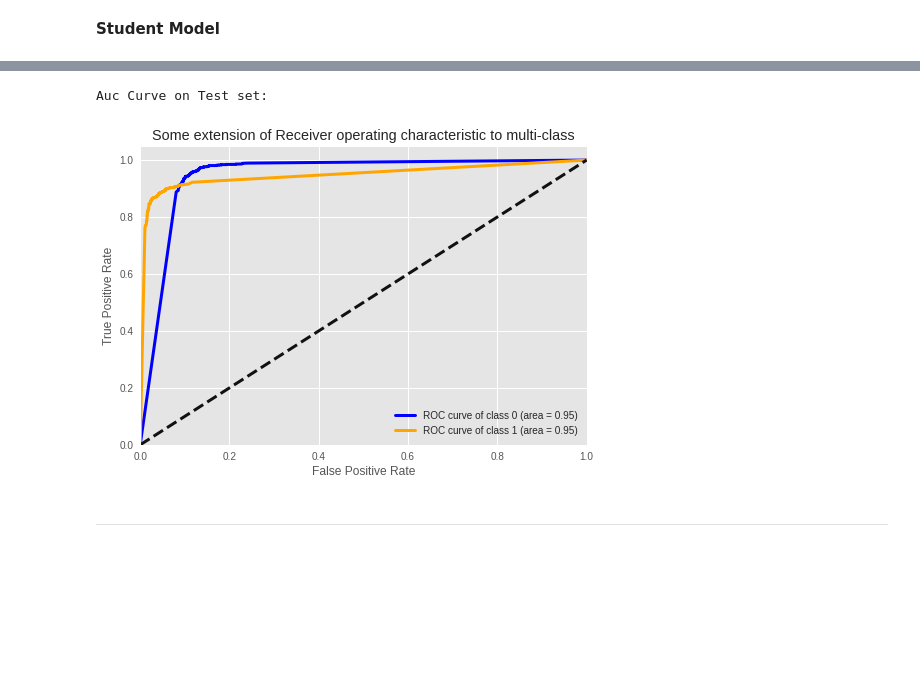
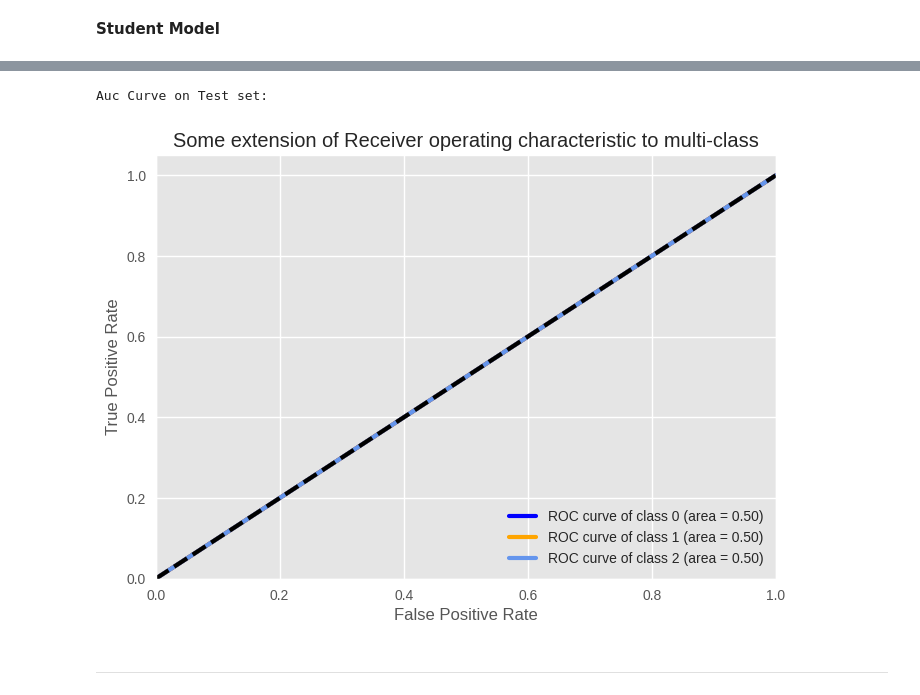
Before and after one commit to mshitie/KD-lesions, a Jupyter notebook: batch_training/Teacher&Student_Batch_96.ipynb, the cells around one changed output, grey strips where cells are left out. Drawn from its saved outputs; the diff is of its cells as text; code cells hidden in the pictures; blank space fills up the shorter version.

```diff
--- a/batch_training/Teacher&Student_Batch_96.ipynb
+++ b/batch_training/Teacher&Student_Batch_96.ipynb
@@ -242,7 +276,7 @@ checkpoint = ModelCheckpoint(filepath, monitor='val_acc', verbose=1, save_best_o
 # Configuration
 import time
 epochs = 10
-batch_size = 96
+batch_size = 64
 
 # Calculate the starting time
 start_time = time.time()
@@ -431,11 +494,11 @@ tpr = dict()
 roc_auc = dict()
 
 for i in range(num_of_classes):
-    fpr[i], tpr[i], _ = roc_curve(Y_test[:, i], y_pred[:, i])
+    fpr[i], tpr[i], _ = roc_curve(y_test[:, i], y_pred[:, i])
     roc_auc[i] = auc(fpr[i], tpr[i])
 
 # Compute micro-average ROC curve and ROC area
-fpr["micro"], tpr["micro"], _ = roc_curve(Y_test.ravel(), y_pred.ravel())
+fpr["micro"], tpr["micro"], _ = roc_curve(y_test.ravel(), y_pred.ravel())
 roc_auc["micro"] = auc(fpr["micro"], tpr["micro"])
 
 
@@ -615,7 +683,7 @@ customstudent.compile(
 # %%
 # Train the student model
 epochs = 20
-batch_size = 96
+batch_size = 64
 customstudent_student_his = customstudent.fit(x_train, Y_train_new,
           batch_size=batch_size,
           epochs=epochs,
@@ -683,7 +765,7 @@ import timeit
 
 start = timeit.default_timer()
 #Your statements here
-y_pred_student = customstudent.predict(X_test)
+y_pred_student = customstudent.predict(x_test)
 print(f'My predicted Y_test values are:\n' ,y_pred_student)
 
 stop = timeit.default_timer()
@@ -788,35 +878,35 @@ tpr = dict()
 roc_auc = dict()
 
 for i in range(num_of_classes):
-    fpr[i], tpr[i], _ = roc_curve(Y_test[:, i], y_pred_student[:, i])
+    fpr[i], tpr[i], _ = roc_curve(y_test[:, i], y_pred_student[:, i])
     roc_auc[i] = auc(fpr[i], tpr[i])
 
 # Compute micro-average ROC curve and ROC area
 # fpr["micro"], tpr["micro"], _ = roc_curve(Y_test.ravel(), y_pred_student.ravel())
 # roc_auc["micro"] = auc(fpr["micro"], tpr["micro"])
 
 
 lw = 3
 # Plot all ROC curves
 
 colors = cycle(['blue', 'orange', 'cornflowerblue'])
 for i, color in zip(range(num_of_classes), colors):
     plt.plot(fpr[i],tpr[i], color=color, lw=lw,
              label='ROC curve of class {0} (area = {1:0.2f})'
              ''.format(i, roc_auc[i]))
 
 plt.style.use('ggplot')
 plt.plot([0, 1], [0, 1], 'k--', lw=lw)
 plt.xlim([0.0, 1.0])
 plt.ylim([0.0, 1.05])
 
 plt.xlabel('False Positive Rate')
 plt.ylabel('True Positive Rate')
 plt.title('Some extension of Receiver operating characteristic to multi-class')
 plt.legend(loc="lower right")
 plt.show()
 # %% [output]
 Auc Curve on Test set:
-[figure, old version]
+[figure, new version]
 # %% [markdown]
 -----
```
Also changed, not shown: parts of 26 cells of this notebook.
